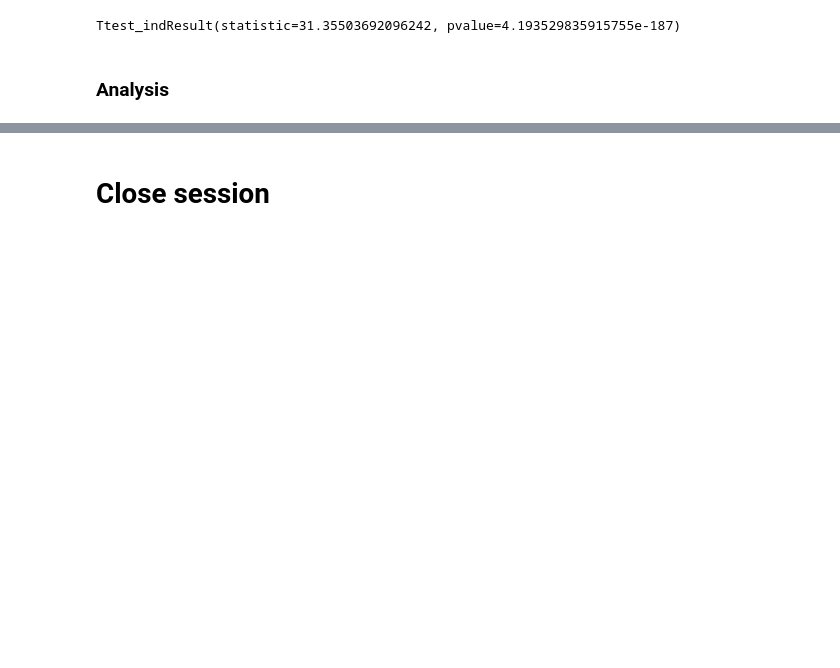
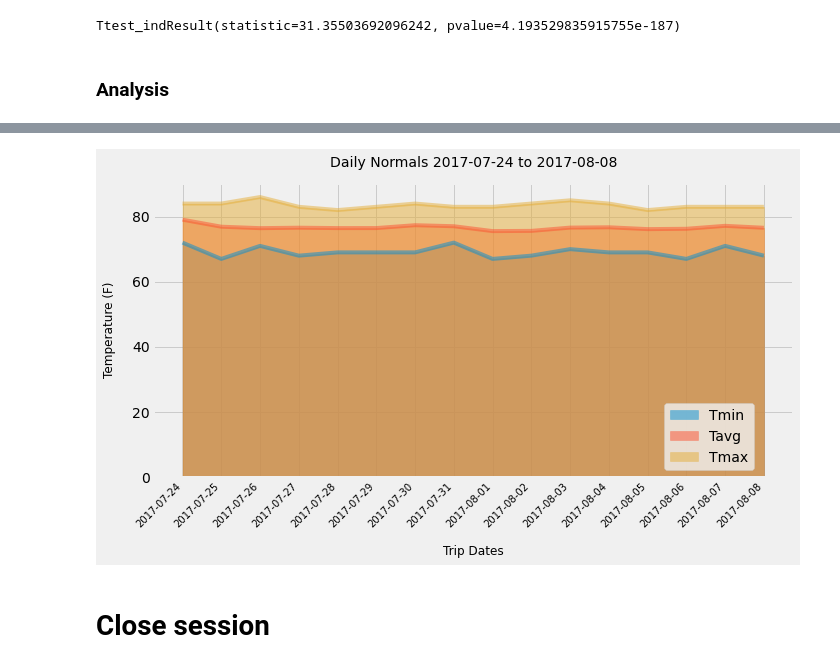
Before and after one commit to V-MalM/Climate-analysis, a Jupyter notebook: climate.ipynb, the cells around one changed output, grey strips where cells are left out. Saved outputs shown, nothing was run; the diff lists cells and outputs as text; code cells hidden in the pictures; blank space fills up the shorter version.

```diff
--- a/climate_starter.ipynb
+++ b/climate.ipynb
@@ -294,0 +378,20 @@ Ttest_indResult(statistic=31.35503692096242, pvalue=4.193529835915755e-187)
+# %%
+# Use this function to calculate the daily normals
+# (i.e. the averages for tmin, tmax, and tavg for all historic data matching a specific month and day)
+
+def daily_normals(date):
+    """Daily Normals.
+
+    Args:
+        date (str): A date string in the format '%m-%d'
+
+    Returns:
+        A list of tuples containing the daily normals, tmin, tavg, and tmax
+
+    """
+
+    sel = [func.min(Measurement.tobs), func.avg(Measurement.tobs), func.max(Measurement.tobs)]
+    return session.query(*sel).filter(func.strftime("%m-%d", Measurement.date) == date).all()
+
+# For example
+daily_normals("01-01")
@@ -294,0 +433,4 @@ Ttest_indResult(statistic=31.35503692096242, pvalue=4.193529835915755e-187)
+# %%
+# Load the previous query results into a Pandas DataFrame and add the `trip_dates` range as the `date` index
+trip_df = pd.DataFrame(normals, columns=['Tmin', 'Tavg', 'Tmax'], index=trip_dates)
+trip_df
@@ -295,3 +455,19 @@ Ttest_indResult(statistic=31.35503692096242, pvalue=4.193529835915755e-187)
+# %%
+# Plot the daily normals as an area plot with `stacked=False`
+
+fig, ax = plt.subplots(figsize=(10,6))
+trip_df.plot.area(ax=ax,stacked=False)
+plt.xticks(range(len(trip_dates)), trip_dates, rotation=45, ha='right', fontsize=10)
+# plt.xlim(0,len(trip_dates)-1)
+# plt.ylim(0,trip_df['Tmax'].max()+10)
+plt.xlabel("Trip Dates", labelpad=16, fontsize=12)
+plt.ylabel("Temperature (F)", labelpad=16, fontsize=12)
+plt.title(f"Daily Normals {trip_df.index.min()} to {trip_df.index.max()}", pad=16, fontsize=14)
+plt.legend(loc="lower right" , bbox_to_anchor=(0.95, 0))
+plt.tight_layout()
+plt.show()
+# %% [output]
+[figure, added]
 # %% [markdown]
 # Close session
 # %%
```
Also changed, not shown: parts of 12 cells of this notebook, 6 other files.
